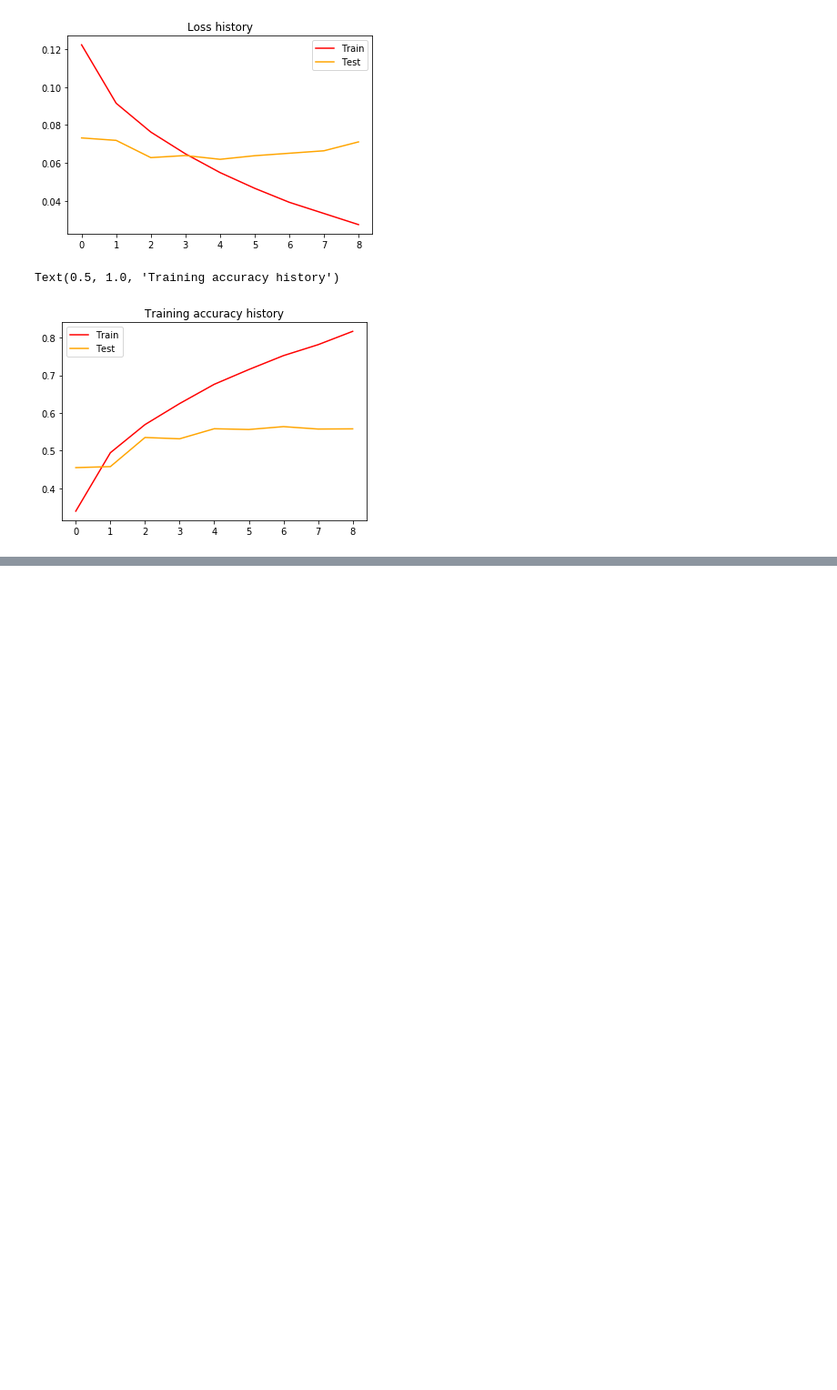
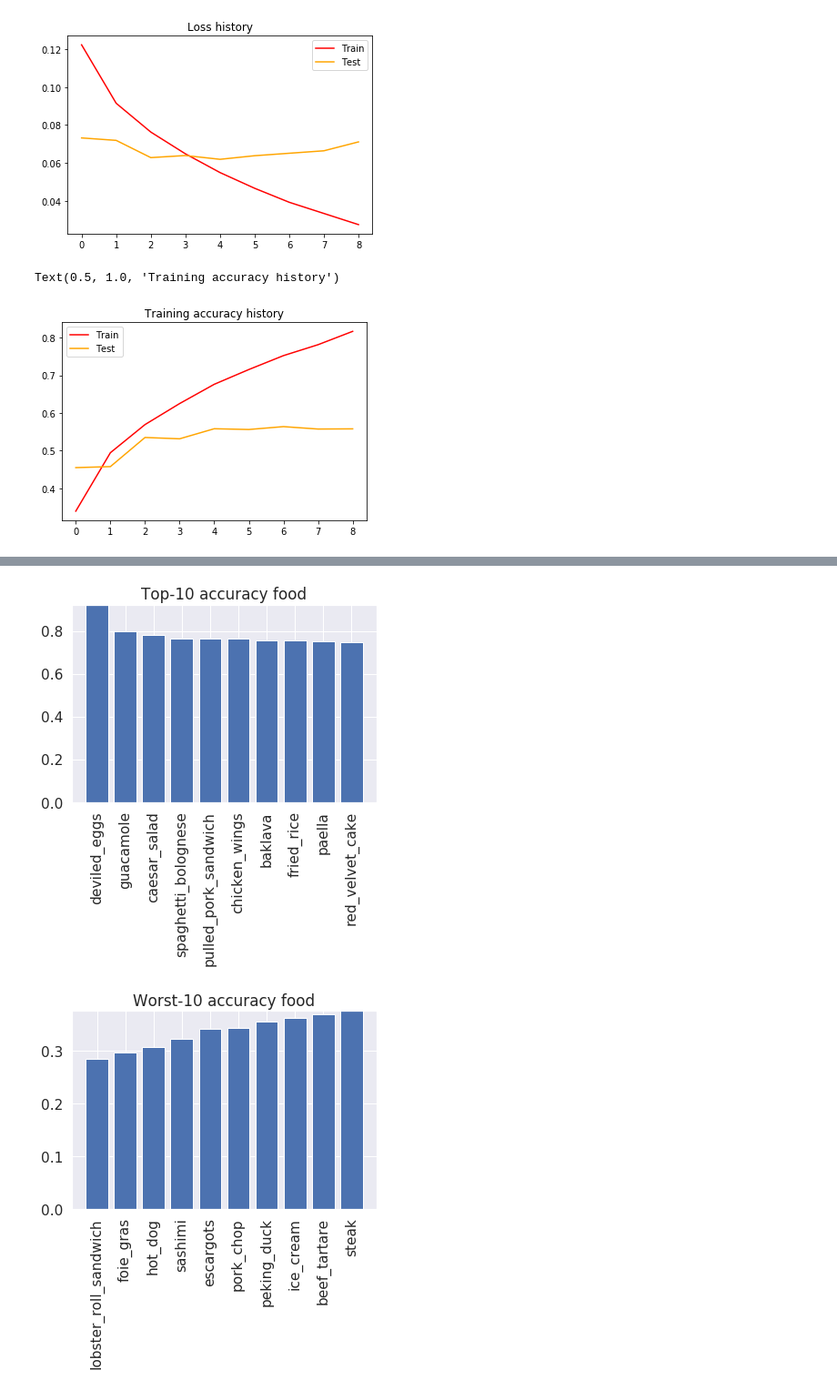
Before and after one commit to tuanh208/FoodVisor-TMM, a Jupyter notebook: FoodVisor_Inception_V3.ipynb, the cells around one changed output, grey strips where cells are left out. Shown at 91% size. Drawn from its saved outputs; the diff is of its cells as text; code cells hidden in the pictures; blank space fills up the shorter version.

```diff
--- a/FoodVisor_Inception_V3.ipynb
+++ b/FoodVisor_Inception_V3.ipynb
@@ -409,0 +502,6 @@ Text(0.5, 1.0, 'Training accuracy history')
+# %%
+acc_dict = {}
+
+for food in dsets['train'].class_to_idx :
+    idx = dsets['train'].class_to_idx[food]
+    acc_dict[food] = float(confu_matrix[idx][idx])/np.sum(confu_matrix[idx])
@@ -409,0 +510,5 @@ Text(0.5, 1.0, 'Training accuracy history')
+# %%
+acc_sorted = []
+for key, value in sorted(acc_dict.items(), key=lambda kv: kv[1],reverse = True):
+    acc_sorted.append([key, value])
+    print("%s: %s" % (key, value))
@@ -409,0 +533,19 @@ Text(0.5, 1.0, 'Training accuracy history')
+# %%
+foods = [x[0] for x in acc_sorted]
+accs = [x[1] for x in acc_sorted]
+
+plt.bar(range(10), accs[:10], align = 'center')
+plt.xticks(range(10), foods[:10], rotation='vertical')
+plt.margins(0.05, 0)
+plt.title("Top-10 accuracy food")
+
+plt.figure()
+plt.bar(range(10), accs[-10:][::-1], align = 'center')
+plt.xticks(range(10), foods[-10:][::-1], rotation='vertical')
+plt.margins(0.05, 0)
+plt.title("Worst-10 accuracy food")
+
+plt.show()
+# %% [output]
+[figure, added]
+[figure, added]
```
Also changed, not shown: parts of 42 cells of this notebook, 1 other file.
